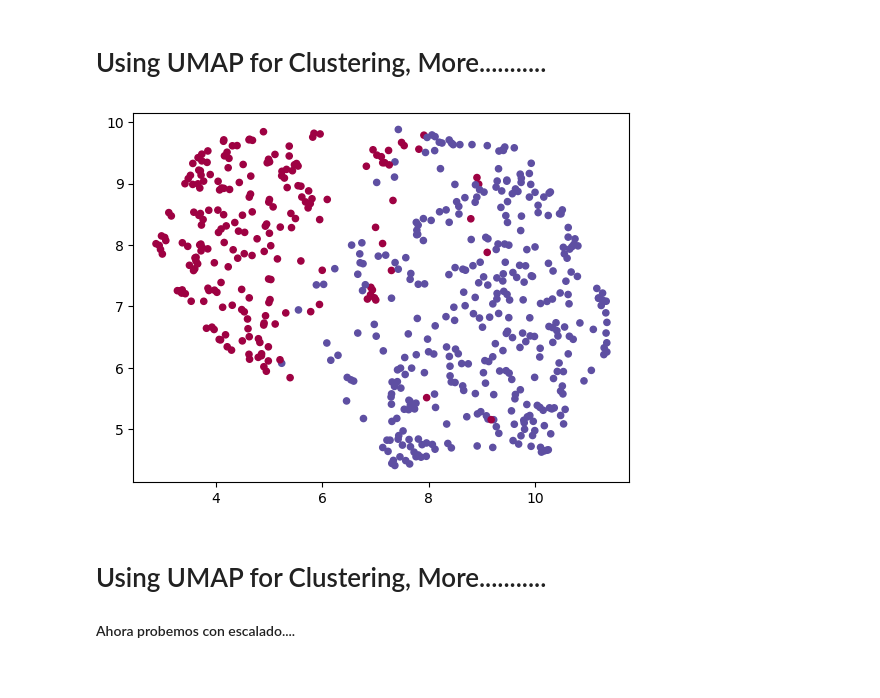
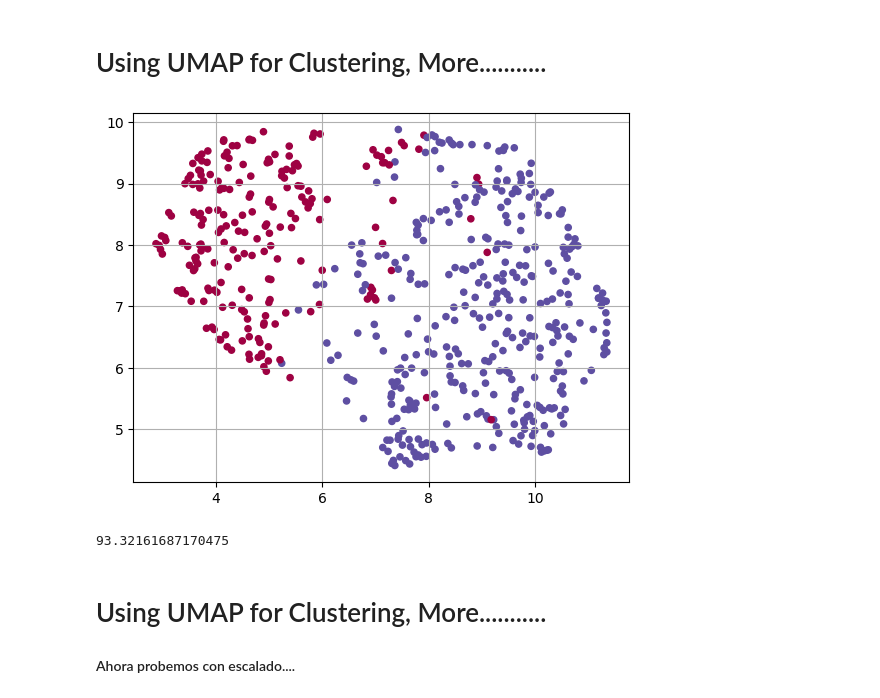
Before and after one commit to sierraporta/Curso-Introduccion-Machine-Leaning, a Jupyter notebook: Notebooks/aprendizaje-NOsupervisado.ipynb, the cells around one changed output. Saved outputs shown, nothing was run; the diff lists cells and outputs as text; code cells hidden in the pictures.

```diff
--- a/Notebooks/aprendizaje-NOsupervisado.ipynb
+++ b/Notebooks/aprendizaje-NOsupervisado.ipynb
@@ -164,5 +318,6 @@ manifold = umap.UMAP(random_state=42).fit(X)
 X_reduced_2 = manifold.transform(X)
 # %%
 plt.scatter(X_reduced_2[:, 0], X_reduced_2[:, 1], c=cancer.target, s=20, cmap='Spectral');
+plt.grid()
 # %% [output]
-[figure, old version]
+[figure, new version]
@@ -169,3 +329,7 @@ plt.scatter(X_reduced_2[:, 0], X_reduced_2[:, 1], c=cancer.target, s=20, cmap='S
+# %%
+len(df[df["errr_umap2"]==0])/len(df)*100
+# %% [output]
+93.32161687170475
 # %% [markdown]
 # Using UMAP for Clustering, More...........
 #### Ahora probemos con escalado....
```
Also changed, not shown: parts of 26 cells of this notebook.
